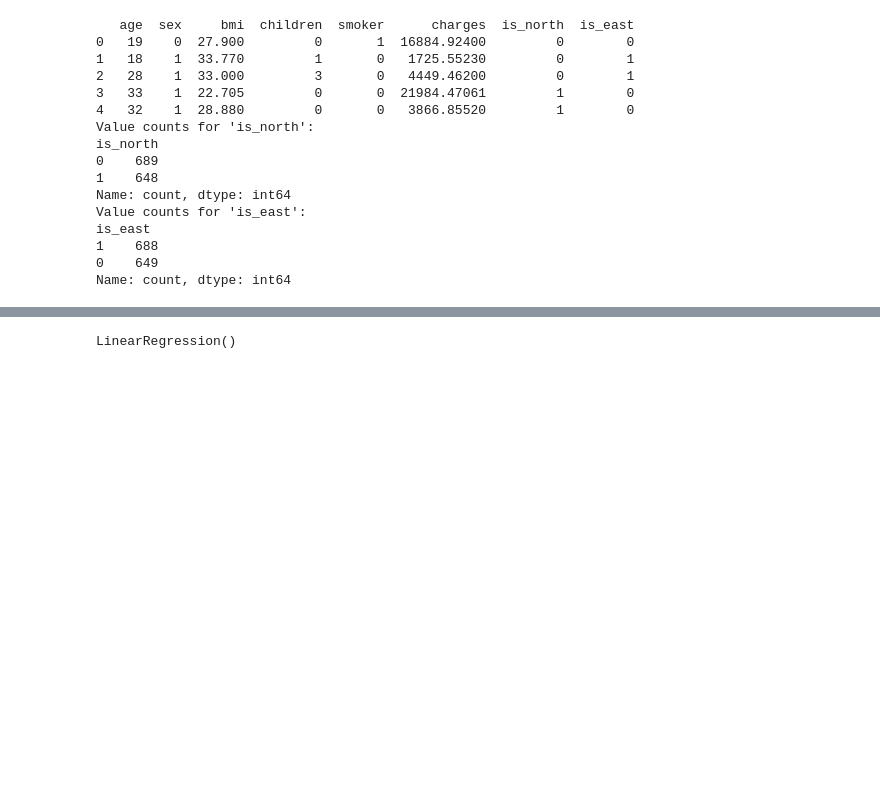
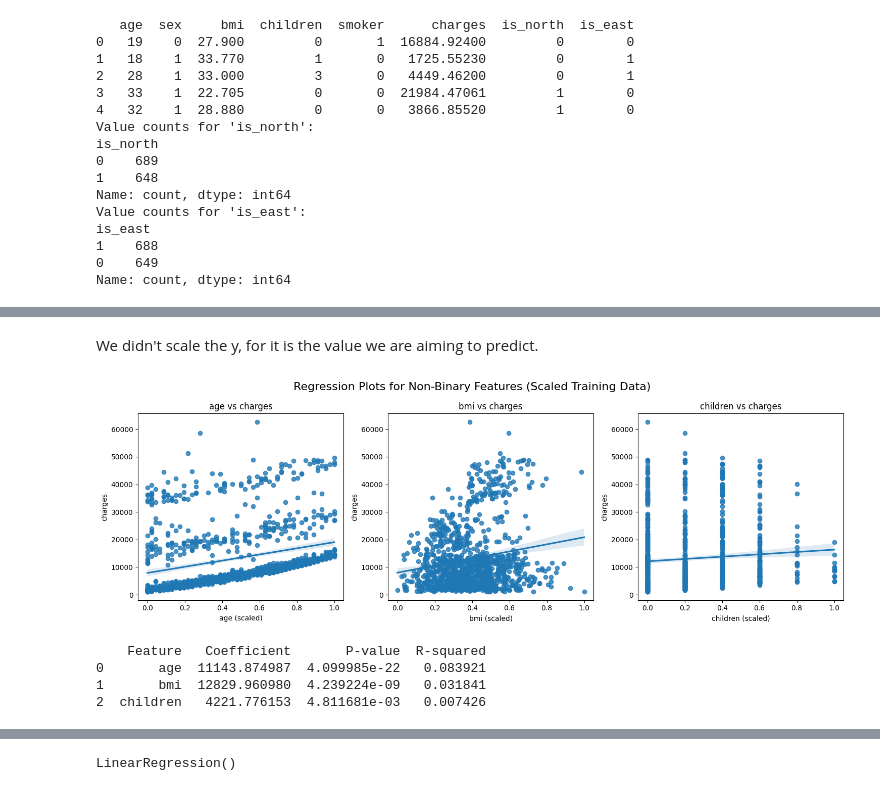
Before and after one commit to GuillePrograma94/LinearRegressionProjectTutorial, a Jupyter notebook: src/explore.ipynb, the cells around one changed output, grey strips where cells are left out. Saved outputs shown, nothing was run; the diff lists cells and outputs as text; code cells hidden in the pictures; blank space fills up the shorter version.

```diff
--- a/src/explore.ipynb
+++ b/src/explore.ipynb
@@ -243,15 +177,0 @@ non_binary_columns.remove('charges')
-# %%
-features = non_binary_columns
-target = 'charges'
-
-# We create subplots
-fig, axes = plt.subplots(1, 3, figsize=(15, 5))
-fig.suptitle('Regression Plots for Non-Binary Features', fontsize=16)
-
-# We plot regplots for each feature
-for i, feature in enumerate(features):
-    sns.regplot(x=feature, y=target, data=scaled_df, ax=axes[i])
-    axes[i].set_title(f'{feature} vs {target}')
-
-plt.tight_layout()
-plt.show()
@@ -363,2 +189,5 @@ y = scaled_df[target]
+# %%
+X = total_data.drop("charges", axis = 1)
+y = total_data["charges"]
 # %%
 X_train, X_test, y_train, y_test = train_test_split(X, y, test_size=0.2, random_state=42)
@@ -364,0 +256,57 @@ X_train, X_test, y_train, y_test = train_test_split(X, y, test_size=0.2, random_
+# %% [markdown]
+We didn't scale the y, for it is the value we are aiming to predict.
+# %%
+# We combine X_train_scaled and y_train into a single dataframe
+df_train_scaled = pd.concat([X_train_scaled, y_train], axis=1)
+
+# Define features and target
+features = ['age', 'bmi', 'children']
+target = 'charges'
+
+# We create subplots
+fig, axes = plt.subplots(1, len(features), figsize=(5*len(features), 5))
+fig.suptitle('Regression Plots for Non-Binary Features (Scaled Training Data)', fontsize=16)
+
+# Plot regplots for each feature
+for i, feature in enumerate(features):
+    sns.regplot(x=feature, y=target, data=df_train_scaled, ax=axes[i])
+    axes[i].set_title(f'{feature} vs {target}')
+    axes[i].set_xlabel(f'{feature} (scaled)')
+    axes[i].set_ylabel(target)
+
+plt.tight_layout()
+plt.show()
+# %% [output]
+[figure, added]
+# %%
+# Define features and target
+features = ['age', 'bmi', 'children']
+target = 'charges'
+
+# Initialize an empty list to store results
+results_list = []
+
+for feature in features:
+    X = X_train_scaled[feature]
+    y = y_train
+    X = sm.add_constant(X)
+    model = sm.OLS(y, X).fit()
+
+    # Store the results
+    results_list.append({
+        'Feature': feature,
+        'Coefficient': model.params[feature],
+        'P-value': model.pvalues[feature],
+        'R-squared': model.rsquared
+    })
+
+# Create summary dataframe from the list of results
+summary_df = pd.DataFrame(results_list)
+
+# Display the summary dataframe
+print(summary_df)
+# %% [output]
+    Feature   Coefficient       P-value  R-squared
+0       age  11143.874987  4.099985e-22   0.083921
+1       bmi  12829.960980  4.239224e-09   0.031841
+2  children   4221.776153  4.811681e-03   0.007426
```
Also changed, not shown: parts of 31 cells of this notebook.
